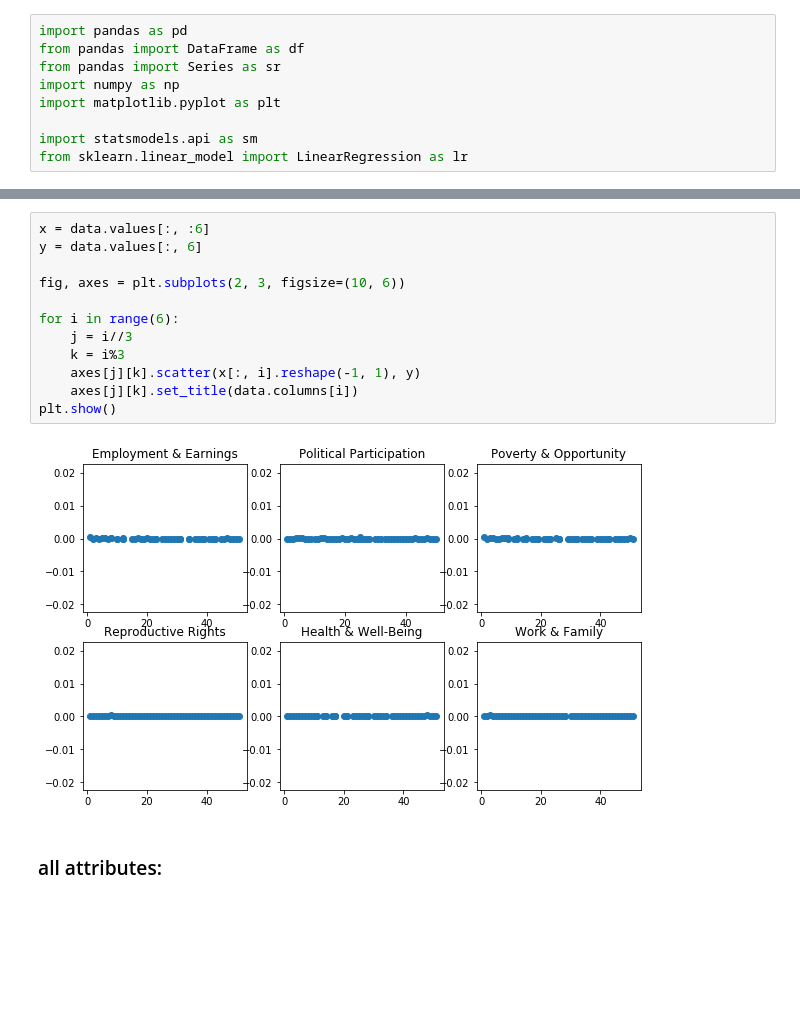
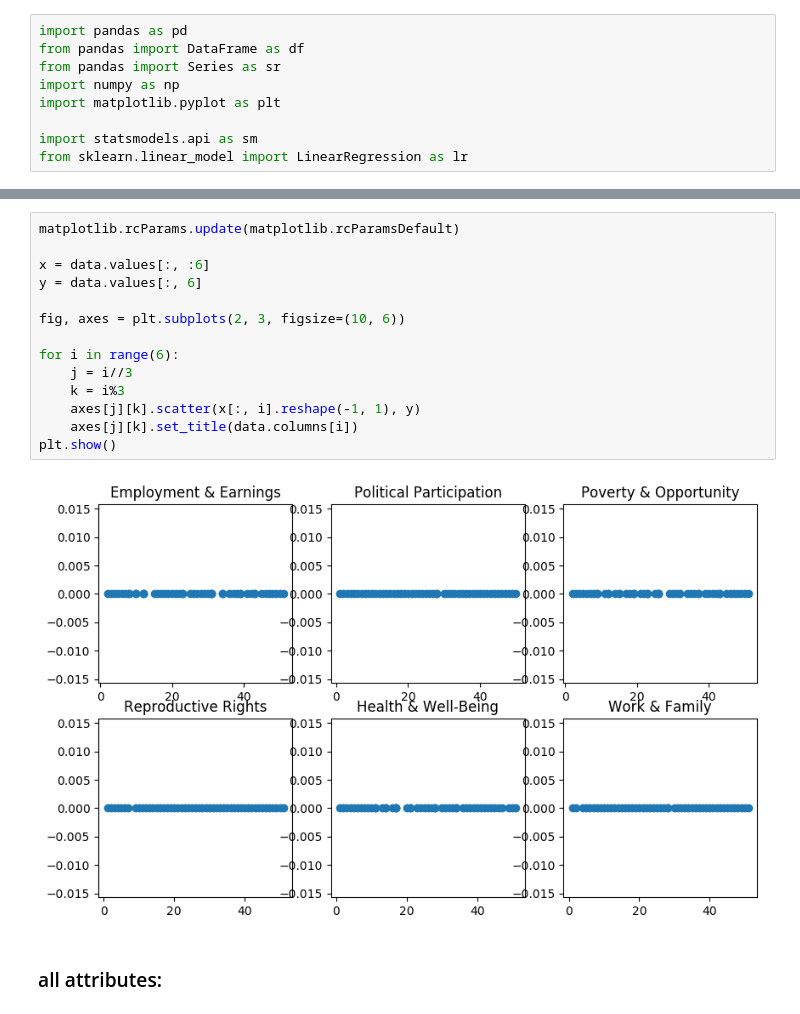
Before and after one commit to jmcaloon/womens_march, a Jupyter notebook: complete_analysis.ipynb, the cells around one changed output, grey strips where cells are left out. Cells and saved outputs as stored; diff of their text form; blank space fills up the shorter version.

```diff
--- a/complete_analysis.ipynb
+++ b/complete_analysis.ipynb
@@ -288,17 +299,19 @@ data.sample(5)
 # %%
+matplotlib.rcParams.update(matplotlib.rcParamsDefault)
+
 x = data.values[:, :6]
 y = data.values[:, 6]
 
 fig, axes = plt.subplots(2, 3, figsize=(10, 6))
 
 for i in range(6):
     j = i//3
     k = i%3
     axes[j][k].scatter(x[:, i].reshape(-1, 1), y)
     axes[j][k].set_title(data.columns[i])
 plt.show()
 # %% [output]
-[figure, old version]
+[figure, new version]
 # %% [markdown]
 ### all attributes:
 # %%
```
Also changed, not shown: parts of 9 cells of this notebook, 2 other files.
